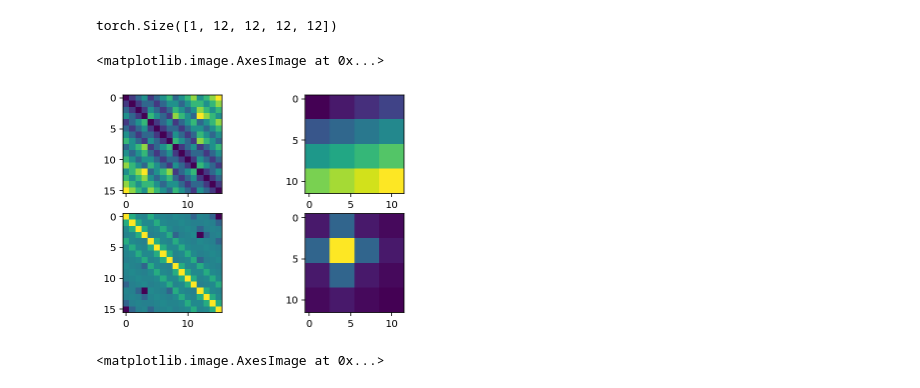
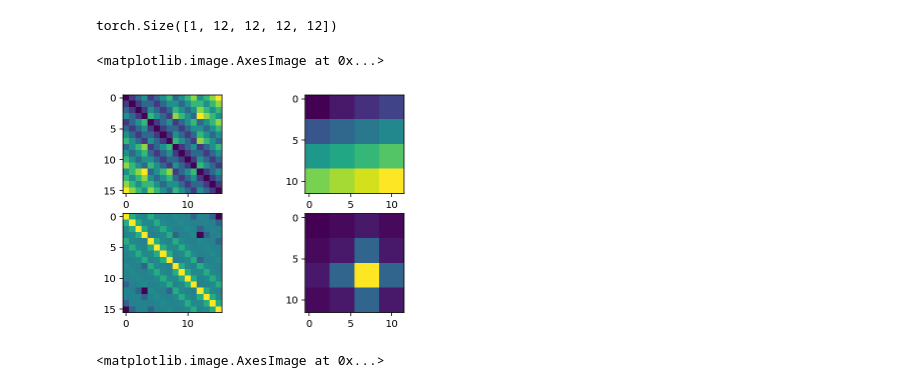
Before and after one commit to mormille/self-attention-regularization, a Jupyter notebook: Testing.ipynb, the cells around one changed output. Saved outputs shown, nothing was run; the diff lists cells and outputs as text; code cells hidden in the pictures.

```diff
--- a/Testing.ipynb
+++ b/Testing.ipynb
@@ -74,17 +106,17 @@ torch.Size([1, 12, 12, 12, 12])
 # %%
 # 2D Visualization
 # show 4 different dimensions of the positional encoding
 plt.subplot(221)
 plt.imshow(dist_matrix)
 plt.subplot(222)
 plt.imshow(grids_matrix)
 plt.subplot(223)
 plt.imshow(pf_matrix)
 plt.subplot(224)
-plt.imshow(penalty_masks[0,5,5,:,:])
+plt.imshow(penalty_masks[0,8,7,:,:])
 # %% [output]
 <matplotlib.image.AxesImage at 0x...>
-[figure, old version]
+[figure, new version]
 # %%
 # 2D Visualization
 # show 4 different dimensions of the positional encoding
```
Also changed, not shown: parts of 19 cells of this notebook, 4 other files.
